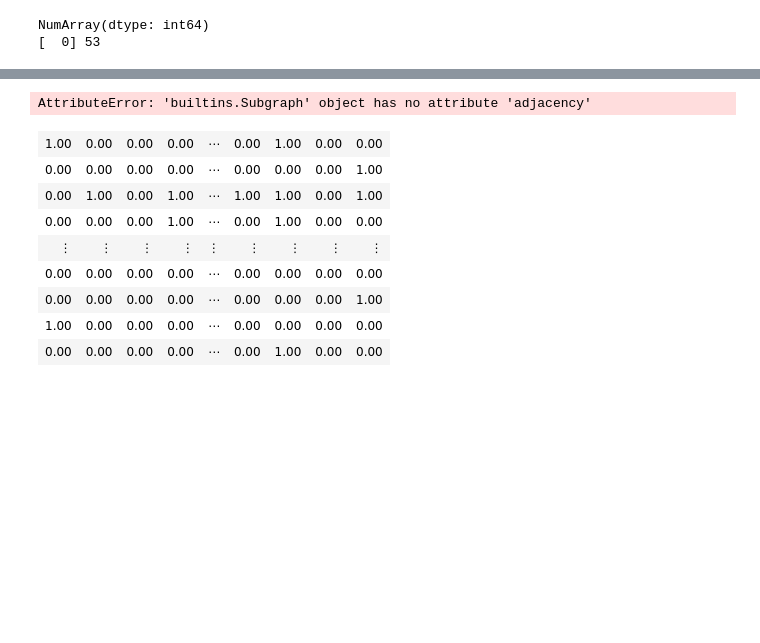
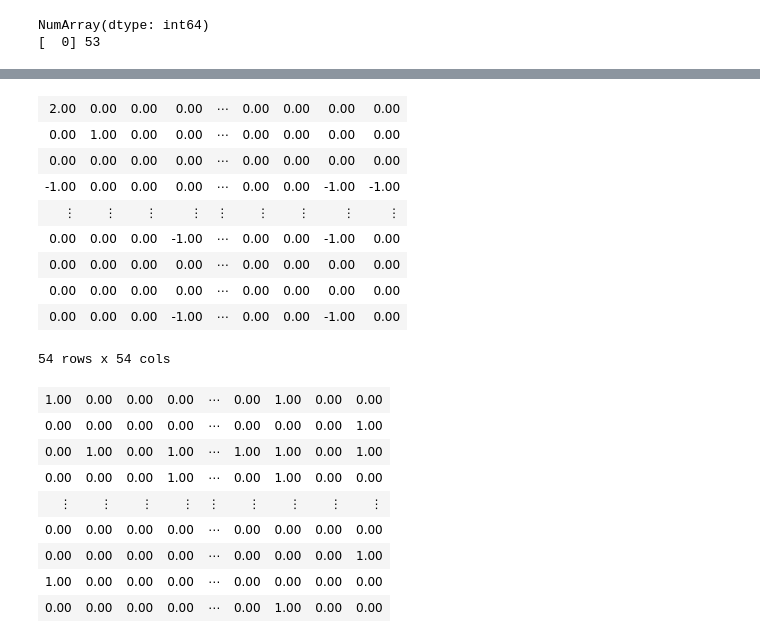
Before and after one commit to rollingstorms/groggy, a Jupyter notebook: method_test_results_from_tester.ipynb, the cells around one changed output, grey strips where cells are left out. Saved outputs shown, nothing was run; the diff lists cells and outputs as text; code cells hidden in the pictures; blank space fills up the shorter version.

```diff
--- a/method_test_results_from_tester.ipynb
+++ b/method_test_results_from_tester.ipynb
@@ -185,9 +185,18 @@ g.nodes[-1:].nodes.table()
 | failed_methods | node_id | object_name | object_type | status | success_rate | successful_methods | total_methods |
 | 0 | 40 | str | Type: str | Type: str | 0 | 0 | 0 |
 # %%
-()
+g.laplacian_matrix()
 # %% [output]
+| 2.00 | 0.00 | 0.00 | 0.00 | ⋯ | 0.00 | 0.00 | 0.00 | 0.00 |
+| 0.00 | 1.00 | 0.00 | 0.00 | ⋯ | 0.00 | 0.00 | 0.00 | 0.00 |
+| 0.00 | 0.00 | 0.00 | 0.00 | ⋯ | 0.00 | 0.00 | 0.00 | 0.00 |
+| -1.00 | 0.00 | 0.00 | 0.00 | ⋯ | 0.00 | 0.00 | -1.00 | -1.00 |
+| ⋮ | ⋮ | ⋮ | ⋮ | ⋮ | ⋮ | ⋮ | ⋮ | ⋮ |
+| 0.00 | 0.00 | 0.00 | -1.00 | ⋯ | 0.00 | 0.00 | -1.00 | 0.00 |
+| 0.00 | 0.00 | 0.00 | 0.00 | ⋯ | 0.00 | 0.00 | 0.00 | 0.00 |
+| 0.00 | 0.00 | 0.00 | 0.00 | ⋯ | 0.00 | 0.00 | 0.00 | 0.00 |
+| 0.00 | 0.00 | 0.00 | -1.00 | ⋯ | 0.00 | 0.00 | -1.00 | 0.00 |
-AttributeError: 'builtins.Subgraph' object has no attribute 'adjacency'
+54 rows x 54 cols
 # %%
 sg = g.view()
 # %%
```
Also changed, not shown: 33 other files.
